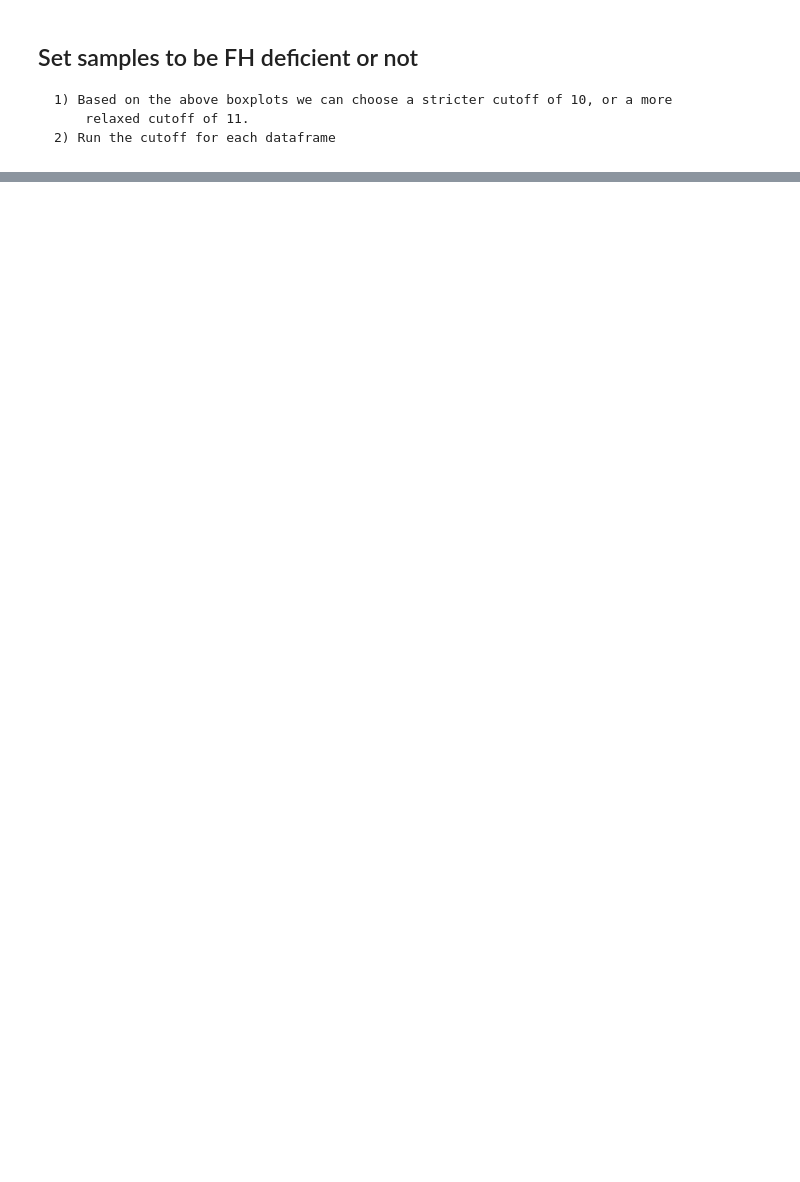
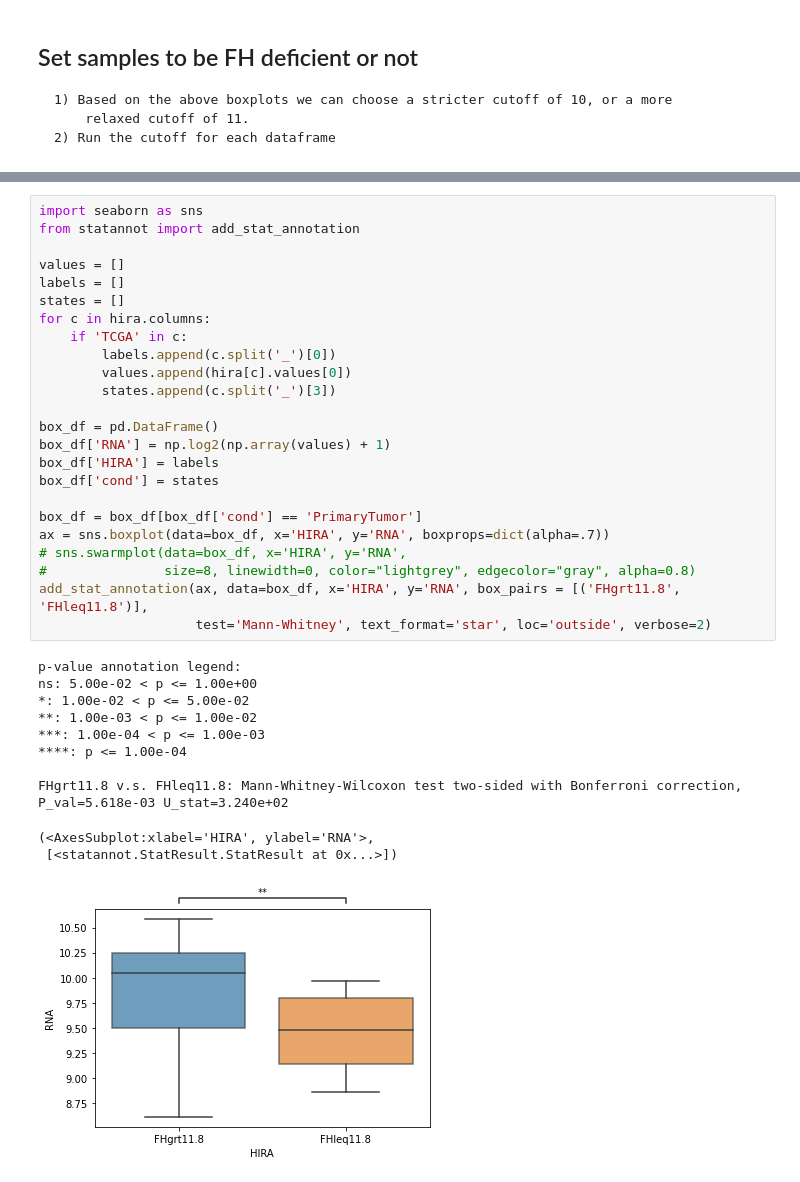
Before and after one commit to ArianeMora/KIRP_HIRA, a Jupyter notebook: KIRP_type2/KIRP_DNAMethylation.ipynb, the cells around one changed output, grey strips where cells are left out. Cells and saved outputs as stored; diff of their text form; blank space fills up the shorter version.

```diff
--- a/KIRP_type2/KIRP_DNAMethylation.ipynb
+++ b/KIRP_type2/KIRP_DNAMethylation.ipynb
@@ -697,0 +499,36 @@ PrimaryTumor v.s. SolidTissueNormal: Mann-Whitney-Wilcoxon test two-sided with B
+# %%
+import seaborn as sns
+from statannot import add_stat_annotation
+
+values = []
+labels = []
+states = []
+for c in hira.columns:
+    if 'TCGA' in c:
+        labels.append(c.split('_')[0])
+        values.append(hira[c].values[0])
+        states.append(c.split('_')[3])
+
+box_df = pd.DataFrame()
+box_df['RNA'] = np.log2(np.array(values) + 1)
+box_df['HIRA'] = labels
+box_df['cond'] = states
+
+box_df = box_df[box_df['cond'] == 'PrimaryTumor']
+ax = sns.boxplot(data=box_df, x='HIRA', y='RNA', boxprops=dict(alpha=.7))
+# sns.swarmplot(data=box_df, x='HIRA', y='RNA',
+#               size=8, linewidth=0, color="lightgrey", edgecolor="gray", alpha=0.8)
+add_stat_annotation(ax, data=box_df, x='HIRA', y='RNA', box_pairs = [('FHgrt11.8', 'FHleq11.8')],
+                    test='Mann-Whitney', text_format='star', loc='outside', verbose=2)
+# %% [output]
+p-value annotation legend:
+ns: 5.00e-02 < p <= 1.00e+00
+*: 1.00e-02 < p <= 5.00e-02
+**: 1.00e-03 < p <= 1.00e-02
+***: 1.00e-04 < p <= 1.00e-03
+****: p <= 1.00e-04
+
+FHgrt11.8 v.s. FHleq11.8: Mann-Whitney-Wilcoxon test two-sided with Bonferroni correction, P_val=5.618e-03 U_stat=3.240e+02
+(<AxesSubplot:xlabel='HIRA', ylabel='RNA'>,
+ [<statannot.StatResult.StatResult at 0x...>])
+[figure, added]
```
Also changed, not shown: parts of 16 cells of this notebook, 21 other files.
